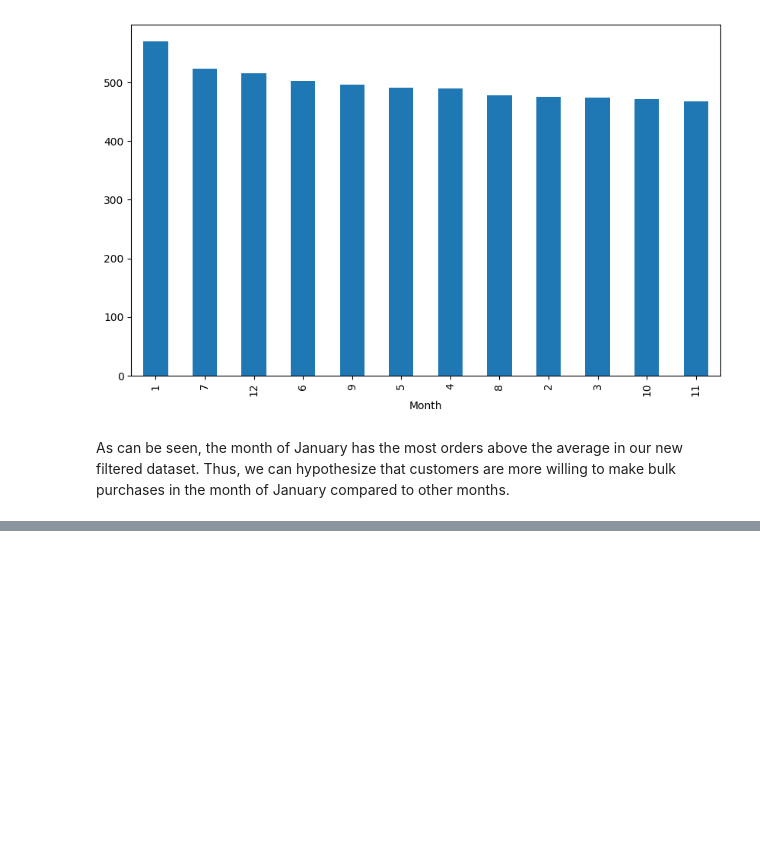
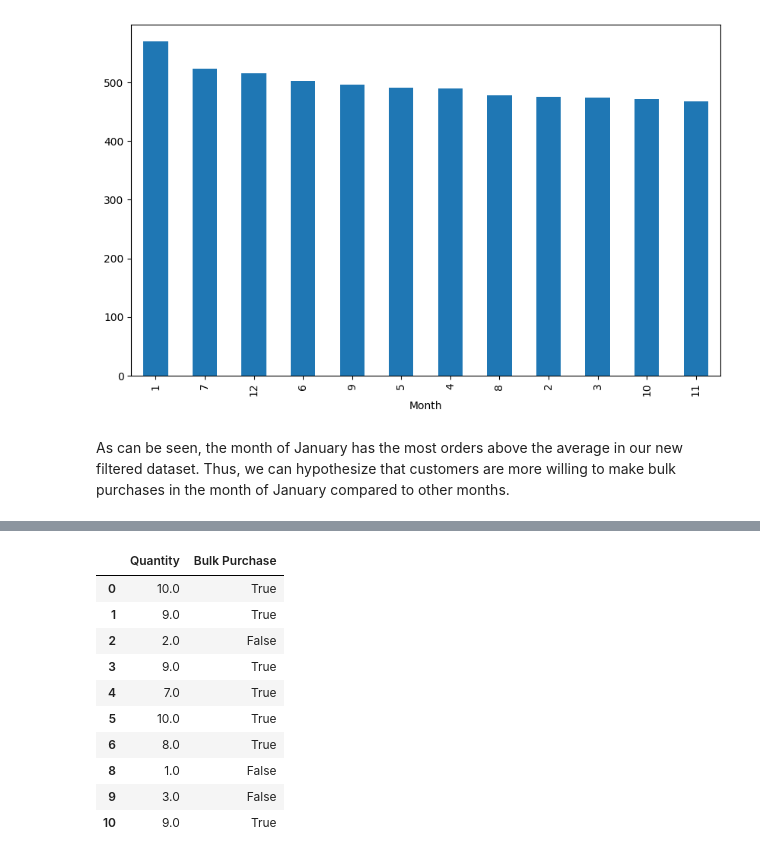
Before and after one commit to Shoufou/CSMODEL-MCO, a Jupyter notebook: CSMODEL CITIZENS - MCO1.ipynb, the cells around one changed output, grey strips where cells are left out. Saved outputs shown, nothing was run; the diff lists cells and outputs as text; code cells hidden in the pictures; blank space fills up the shorter version.

```diff
--- a/CSMODEL CITIZENS - MCO1.ipynb
+++ b/CSMODEL CITIZENS - MCO1.ipynb
@@ -610,0 +617,15 @@ As can be seen, the month of January has the most orders above the average in ou
+# %%
+df['Bulk Purchase'] = df['Quantity'] >= 6
+df[['Quantity', 'Bulk Purchase']].head(10)
+# %% [output]
+|  | Quantity | Bulk Purchase |
+| 0 | 10.0 | True |
+| 1 | 9.0 | True |
+| 2 | 2.0 | False |
+| 3 | 9.0 | True |
+| 4 | 7.0 | True |
+| 5 | 10.0 | True |
+| 6 | 8.0 | True |
+| 8 | 1.0 | False |
+| 9 | 3.0 | False |
+| 10 | 9.0 | True |
```
Also changed, not shown: parts of 6 cells of this notebook.
